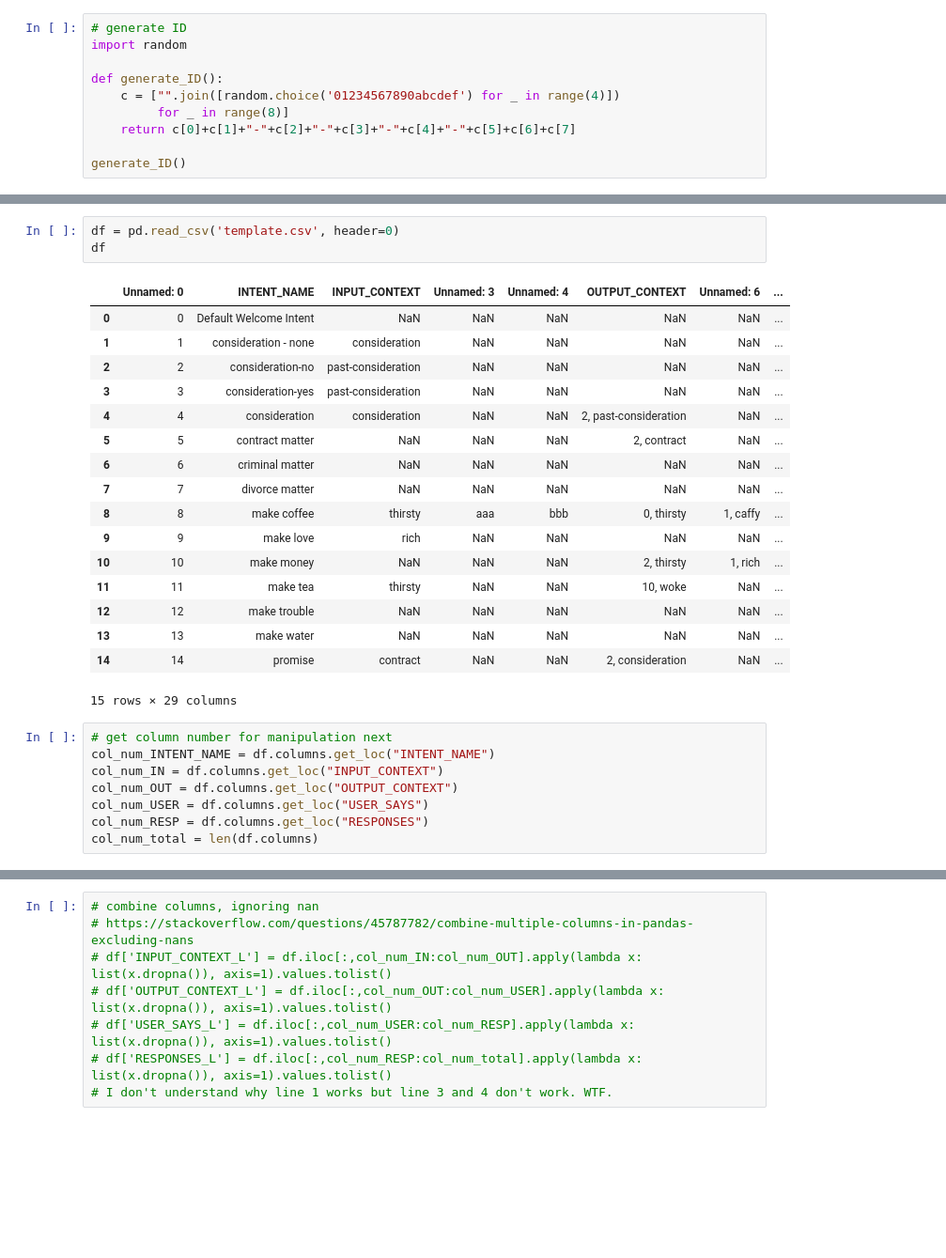
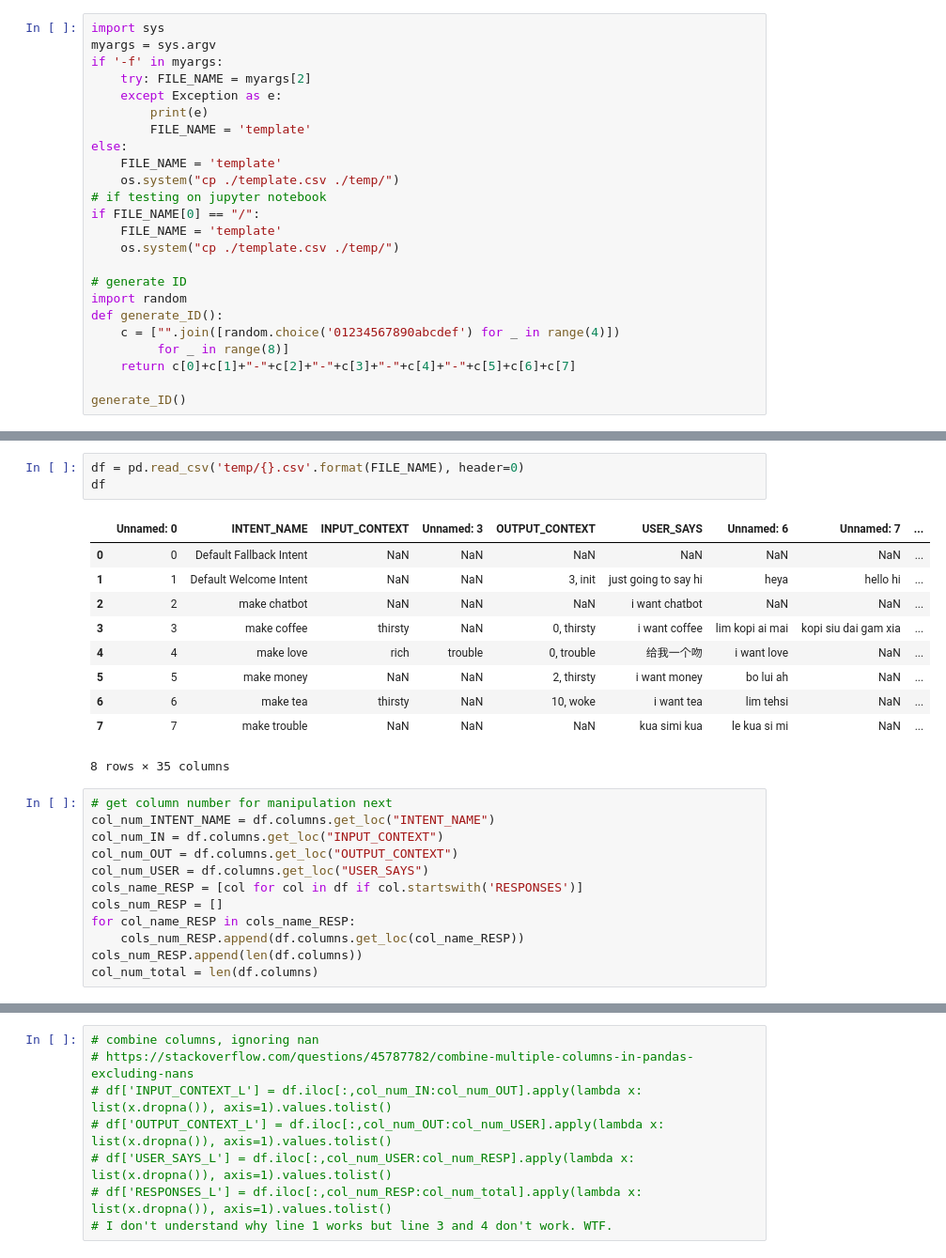
Before and after one commit to tonghuikang/dialogflow-csv, a Jupyter notebook: csv-to-df/csv-to-df-one-intent.ipynb, the cells around one changed output, grey strips where cells are left out. Shown at 94% size. Saved outputs shown, nothing was run; the diff lists cells and outputs as text; blank space fills up the shorter version.

Commit message:
template file location updated

```diff
--- a/csv-to-df/csv-to-df-one-intent.ipynb
+++ b/csv-to-df/csv-to-df-one-intent.ipynb
@@ -6,7 +8,21 @@ import os
 # %%
+import sys
+myargs = sys.argv
+if '-f' in myargs:
+    try: FILE_NAME = myargs[2]
+    except Exception as e:
+        print(e)
+        FILE_NAME = 'template'
+else:
+    FILE_NAME = 'template'
+    os.system("cp ./template.csv ./temp/")
+# if testing on jupyter notebook
+if FILE_NAME[0] == "/":
+    FILE_NAME = 'template'
+    os.system("cp ./template.csv ./temp/")
+
 # generate ID
 import random
-
 def generate_ID():
     c = ["".join([random.choice('01234567890abcdef') for _ in range(4)])
          for _ in range(8)]
@@ -22,33 +38,30 @@ os.system("cp -r stencil template")
 # %% [output]
 0
 # %%
-df = pd.read_csv('template.csv', header=0)
+df = pd.read_csv('temp/{}.csv'.format(FILE_NAME), header=0)
 df
 # %% [output]
-|  | Unnamed: 0 | INTENT_NAME | INPUT_CONTEXT | Unnamed: 3 | Unnamed: 4 | OUTPUT_CONTEXT | Unnamed: 6 | ... |
-| 0 | 0 | Default Welcome Intent | NaN | NaN | NaN | NaN | NaN | ... |
-| 1 | 1 | consideration - none | consideration | NaN | NaN | NaN | NaN | ... |
-| 2 | 2 | consideration-no | past-consideration | NaN | NaN | NaN | NaN | ... |
-| 3 | 3 | consideration-yes | past-consideration | NaN | NaN | NaN | NaN | ... |
-| 4 | 4 | consideration | consideration | NaN | NaN | 2, past-consideration | NaN | ... |
-| 5 | 5 | contract matter | NaN | NaN | NaN | 2, contract | NaN | ... |
-| 6 | 6 | criminal matter | NaN | NaN | NaN | NaN | NaN | ... |
-| 7 | 7 | divorce matter | NaN | NaN | NaN | NaN | NaN | ... |
-| 8 | 8 | make coffee | thirsty | aaa | bbb | 0, thirsty | 1, caffy | ... |
-| 9 | 9 | make love | rich | NaN | NaN | NaN | NaN | ... |
-| 10 | 10 | make money | NaN | NaN | NaN | 2, thirsty | 1, rich | ... |
-| 11 | 11 | make tea | thirsty | NaN | NaN | 10, woke | NaN | ... |
-| 12 | 12 | make trouble | NaN | NaN | NaN | NaN | NaN | ... |
-| 13 | 13 | make water | NaN | NaN | NaN | NaN | NaN | ... |
-| 14 | 14 | promise | contract | NaN | NaN | 2, consideration | NaN | ... |
+|  | Unnamed: 0 | INTENT_NAME | INPUT_CONTEXT | Unnamed: 3 | OUTPUT_CONTEXT | USER_SAYS | Unnamed: 6 | Unnamed: 7 | ... |
+| 0 | 0 | Default Fallback Intent | NaN | NaN | NaN | NaN | NaN | NaN | ... |
+| 1 | 1 | Default Welcome Intent | NaN | NaN | 3, init | just going to say hi | heya | hello hi | ... |
+| 2 | 2 | make chatbot | NaN | NaN | NaN | i want chatbot | NaN | NaN | ... |
+| 3 | 3 | make coffee | thirsty | NaN | 0, thirsty | i want coffee | lim kopi ai mai | kopi siu dai gam xia | ... |
+| 4 | 4 | make love | rich | trouble | 0, trouble | 给我一个吻 | i want love | NaN | ... |
+| 5 | 5 | make money | NaN | NaN | 2, thirsty | i want money | bo lui ah | NaN | ... |
+| 6 | 6 | make tea | thirsty | NaN | 10, woke | i want tea | lim tehsi | NaN | ... |
+| 7 | 7 | make trouble | NaN | NaN | NaN | kua simi kua | le kua si mi | NaN | ... |
-15 rows × 29 columns
+8 rows × 35 columns
 # %%
 # get column number for manipulation next
 col_num_INTENT_NAME = df.columns.get_loc("INTENT_NAME")
 col_num_IN = df.columns.get_loc("INPUT_CONTEXT")
 col_num_OUT = df.columns.get_loc("OUTPUT_CONTEXT")
 col_num_USER = df.columns.get_loc("USER_SAYS")
-col_num_RESP = df.columns.get_loc("RESPONSES")
+cols_name_RESP = [col for col in df if col.startswith('RESPONSES')]
+cols_num_RESP = []
+for col_name_RESP in cols_name_RESP:
+    cols_num_RESP.append(df.columns.get_loc(col_name_RESP))
+cols_num_RESP.append(len(df.columns))
 col_num_total = len(df.columns)
 # %%
 def rm_nan(list_of_list):
```
Also changed, not shown: parts of 13 cells of this notebook, 17 other files.
